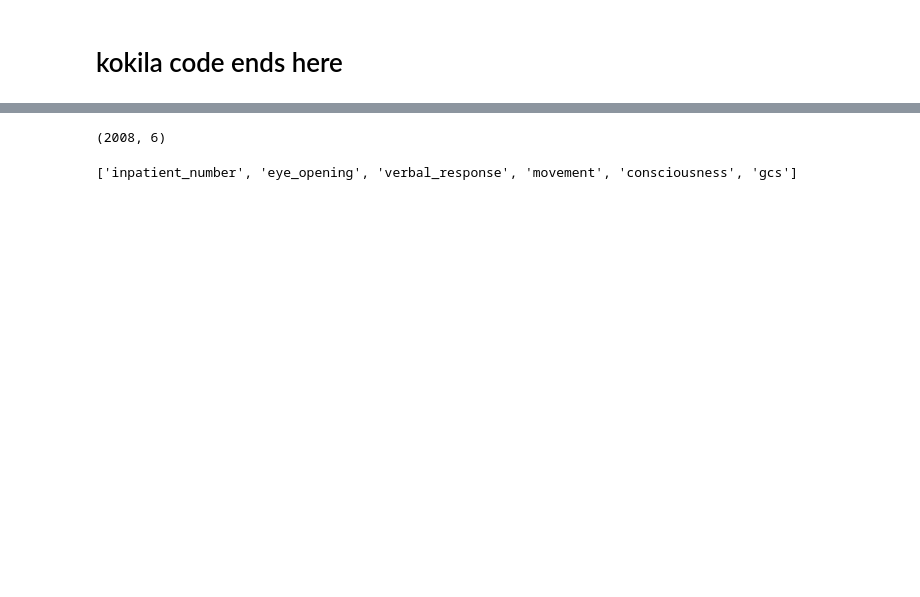
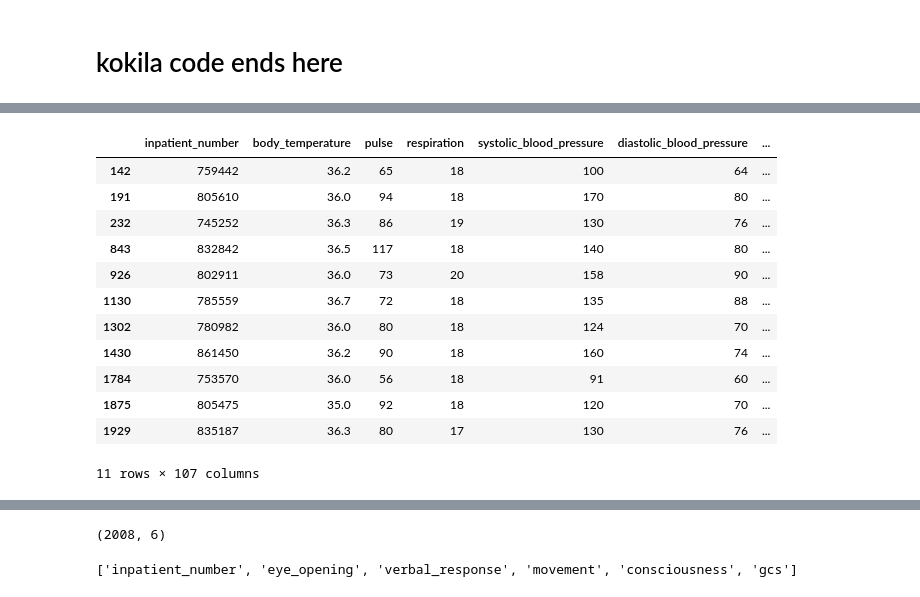
Before and after one commit to mishrasudha1984-png/Team4_The_Zen_OF_Five_PythonHackathon_Sep2026, a Jupyter notebook: Team4_The_Zen_OF_Five_01.datacleaning.ipynb, the cells around one changed output, grey strips where cells are left out. Saved outputs shown, nothing was run; the diff lists cells and outputs as text; code cells hidden in the pictures; blank space fills up the shorter version.

Commit message:
Priyankha Final master table created
Priyankha Final master table created

```diff
--- a/Team4_The_Zen_OF_Five_01.datacleaning.ipynb
+++ b/Team4_The_Zen_OF_Five_01.datacleaning.ipynb
@@ -788 +800,19 @@ critical_cols = [
+# %%
+#Checking for sodium
+
+df4_labs[df4_labs["sodium"].isna()].head(20)
+# %% [output]
+|  | inpatient_number | body_temperature | pulse | respiration | systolic_blood_pressure | diastolic_blood_pressure | ... |
+| 142 | 759442 | 36.2 | 65 | 18 | 100 | 64 | ... |
+| 191 | 805610 | 36.0 | 94 | 18 | 170 | 80 | ... |
+| 232 | 745252 | 36.3 | 86 | 19 | 130 | 76 | ... |
+| 843 | 832842 | 36.5 | 117 | 18 | 140 | 80 | ... |
+| 926 | 802911 | 36.0 | 73 | 20 | 158 | 90 | ... |
+| 1130 | 785559 | 36.7 | 72 | 18 | 135 | 88 | ... |
+| 1302 | 780982 | 36.0 | 80 | 18 | 124 | 70 | ... |
+| 1430 | 861450 | 36.2 | 90 | 18 | 160 | 74 | ... |
+| 1784 | 753570 | 36.0 | 56 | 18 | 91 | 60 | ... |
+| 1875 | 805475 | 35.0 | 92 | 18 | 120 | 70 | ... |
+| 1929 | 835187 | 36.3 | 80 | 17 | 130 | 76 | ... |
+11 rows × 107 columns
 # %%
```
Also changed, not shown: parts of 109 cells of this notebook, 3 other files.
